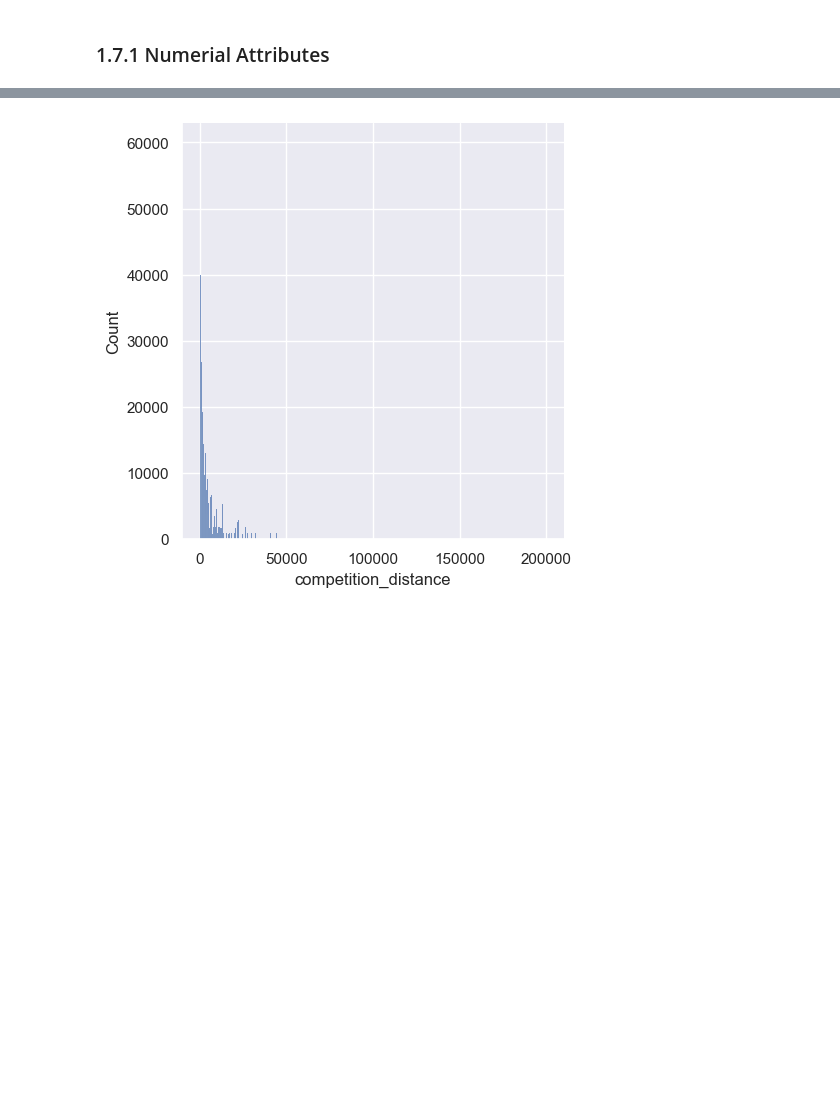
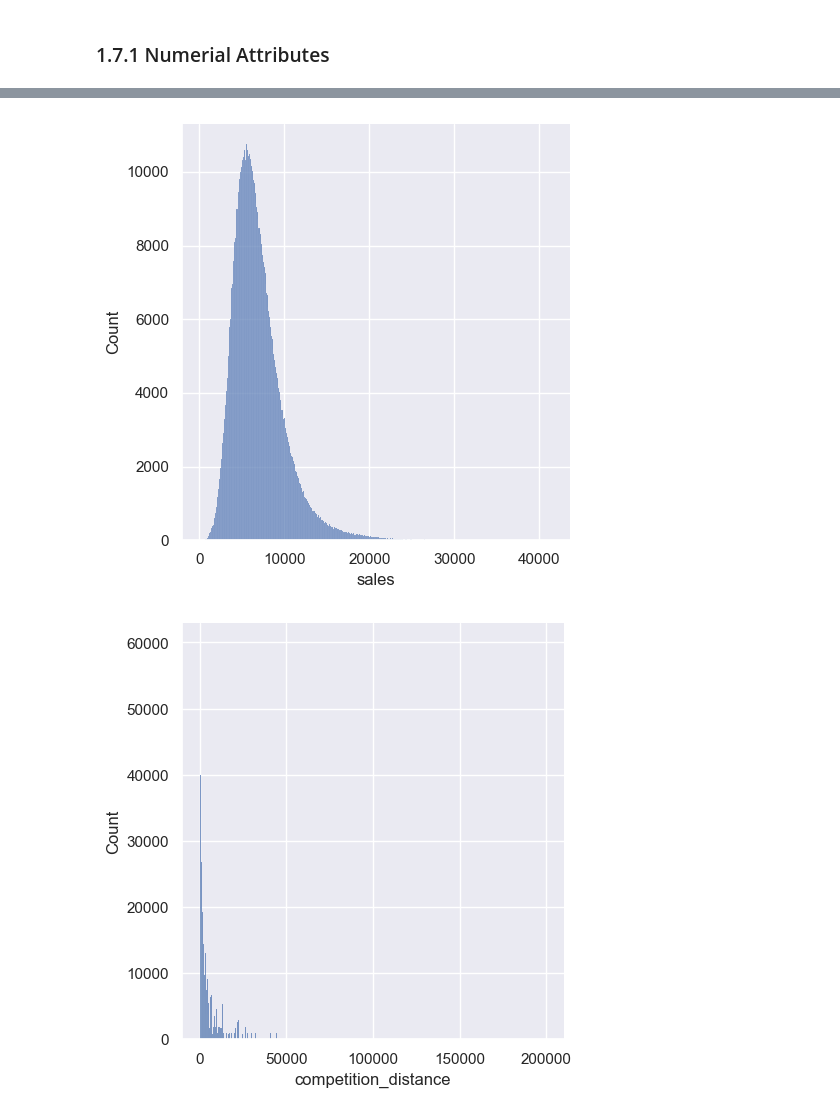
Before and after one commit to marcos-ale-fonseca/DataScienceEmProducao, a Jupyter notebook: m05_v01_store_sales_predictions.ipynb, the cells around one changed output, grey strips where cells are left out. Saved outputs shown, nothing was run; the diff lists cells and outputs as text; code cells hidden in the pictures; blank space fills up the shorter version.

```diff
--- a/m05_v01_store_sales_predictions.ipynb
+++ b/m05_v01_store_sales_predictions.ipynb
@@ -322,5 +317,7 @@ m
 # %%
-sns.displot( df1[ df1['sales'] != 0 ]);
+sns.displot( df1[ df1['sales'] != 0 ]['sales']);
+# %% [output]
+[figure, added]
 # %%
 sns.displot( df1['competition_distance'] );
 # %% [output]
```
Also changed, not shown: parts of 20 cells of this notebook.
